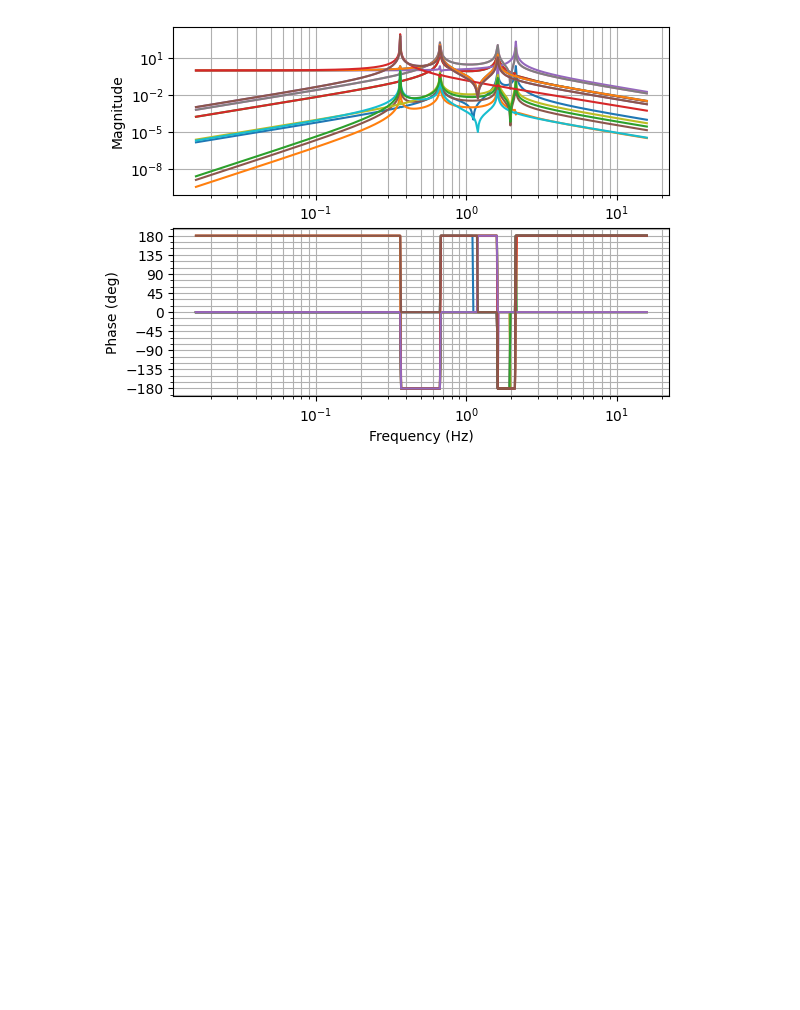
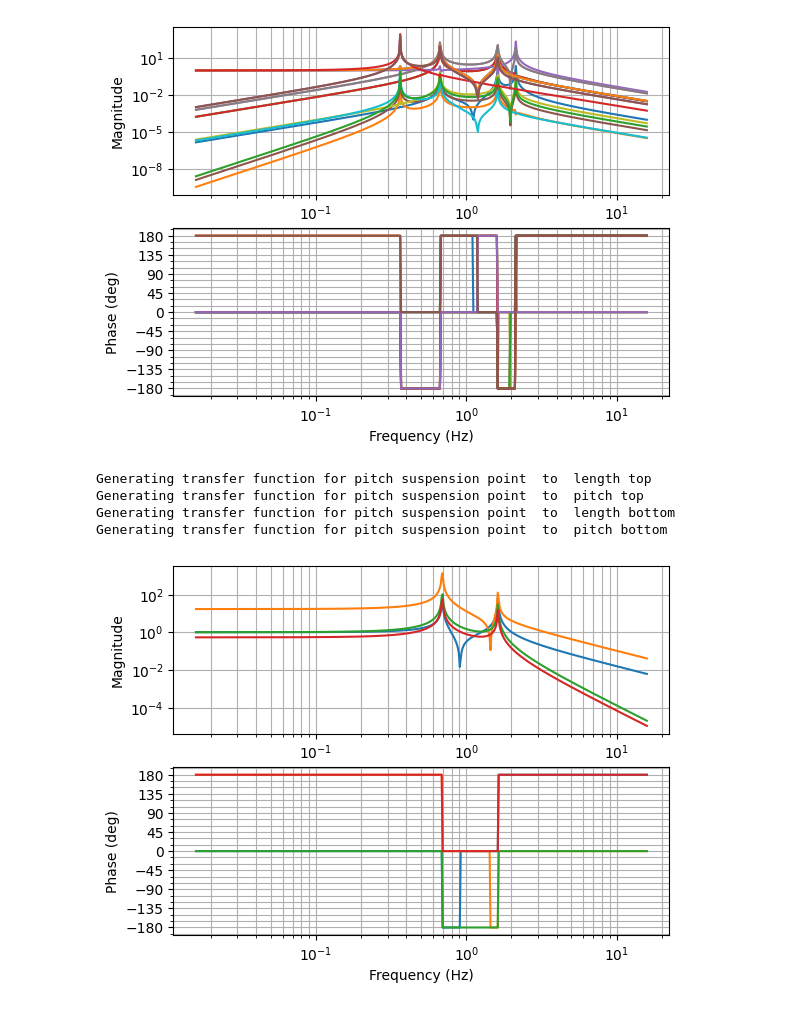
Before and after one commit to siddharth101/Double_suspension, a Jupyter notebook: Double_pendulum_combined.ipynb, the cells around one changed output. Saved outputs shown, nothing was run; the diff lists cells and outputs as text; code cells hidden in the pictures; blank space fills up the shorter version.

Commit message:
Added Suspension point translation motion

```diff
--- a/Double_pendulum_combined.ipynb
+++ b/Double_pendulum_combined.ipynb
@@ -526,7 +579,12 @@ def plot_tfs(motion='pt_lb', tf_dict=None, damping=False, configuration=None, fl
   print("Generating transfer function for {}  to  {}".format(motion_dict[motion.split('_')[0]], motion_dict[motion.split('_')[1]]))
 
 
-  num_coeffs, den_coeffs = Poly(tf_val.as_numer_denom()[0]).all_coeffs(), Poly(tf_val.as_numer_denom()[-1]).all_coeffs()
+
+  try:
+    num_coeffs, den_coeffs = Poly(tf_val.as_numer_denom()[0]).all_coeffs(), Poly(tf_val.as_numer_denom()[-1]).all_coeffs()
+  except:
+    num_coeffs, den_coeffs = tf_val.as_numer_denom()[0], Poly(tf_val.as_numer_denom()[-1]).all_coeffs()
+
   if damping:
     den_coeffs[-2] = 1e-5
   #print(den_coeffs)
@@ -555,18 +611,28 @@ def generate_tfs(configuration=None):
 
   position_points()
 
-  if configuration=='suspension_point':
-    move_points(configuration='suspension_point')
+  if configuration=='suspension_point_pitch':
+    move_points(configuration='suspension_point_pitch')
+  elif configuration=='suspension_point_translation':
+    move_points(configuration='suspension_point_translation')
   else:
     move_points()
 
-  rotate_blocks()
+  if configuration=='suspension_point_translation':
+    rotate_blocks(configuration='suspension_point_translation')
+  else:
+    rotate_blocks()
+
   tensions()
   create_blocks()
 
-  if configuration=='suspension_point':
-    kane, kaneeq = solve_kane(configuration='suspension_point')
-    A_mat, B_mat = linearize_(kane=kane, configuration='suspension_point')
+  if configuration=='suspension_point_pitch':
+    kane, kaneeq = solve_kane(configuration='suspension_point_pitch')
+    A_mat, B_mat = linearize_(kane=kane, configuration='suspension_point_pitch')
+  elif configuration=='suspension_point_translation':
+    kane, kaneeq = solve_kane(configuration='suspension_point_translation')
+    A_mat, B_mat = linearize_(kane=kane, configuration='suspension_point_translation')
+
   else:
     kane, kaneeq = solve_kane()
     A_mat, B_mat = linearize_(kane=kane)
@@ -576,8 +642,12 @@ def generate_tfs(configuration=None):
   sia_inv_B_a = get_tf_matrix(A=A_mat_a, B=B_mat_a)
 
 
-  if configuration=='suspension_point':
-    tfs_sia_B = get_tfs(sia_B_matrix=sia_inv_B_a, configuration='suspension_point')
+  if configuration=='suspension_point_pitch':
+    tfs_sia_B = get_tfs(sia_B_matrix=sia_inv_B_a, configuration='suspension_point_pitch')
+
+  elif configuration=='suspension_point_translation':
+    tfs_sia_B = get_tfs(sia_B_matrix=sia_inv_B_a, configuration='suspension_point_translation')
+
   else:
     tfs_sia_B = get_tfs(sia_B_matrix=sia_inv_B_a)
 
@@ -608,7 +678,7 @@ def generate_tfs(configuration=None):
 # %% [markdown]
 ### Generating transfer functions for suspension point motion
 # %%
-tfs_sia_inv_B_a_sus = generate_tfs(configuration='suspension_point')[0]
+tfs_sia_inv_B_a_sus = generate_tfs(configuration='suspension_point_pitch')[0]
 # %% [output]
 Running position points
 Running move points
@@ -650,0 +726,2 @@ tfs_sia_inv_B_a_sus['psus_pb']
+# %%
+tfs_sia_inv_B_a_sus_l = generate_tfs(configuration='suspension_point_translation')[0]
@@ -735,6 +839,15 @@ Generating transfer function for pitch bottom  to  pitch bottom
 Generating transfer function for length top  to  pitch bottom
 Generating transfer function for length bottom  to  pitch bottom
 [figure]
+# %%
+for i in tfs_sia_inv_B_a_sus_l.keys():
+  plot_tfs(motion=i, tf_dict=tfs_sia_inv_B_a_sus_l)
+# %% [output]
+Generating transfer function for pitch suspension point  to  length top
+Generating transfer function for pitch suspension point  to  pitch top
+Generating transfer function for pitch suspension point  to  length bottom
+Generating transfer function for pitch suspension point  to  pitch bottom
+[figure, added]
 # %%
 # with tf.device(device_name):
 #   import time
```
Also changed, not shown: parts of 14 cells of this notebook.
